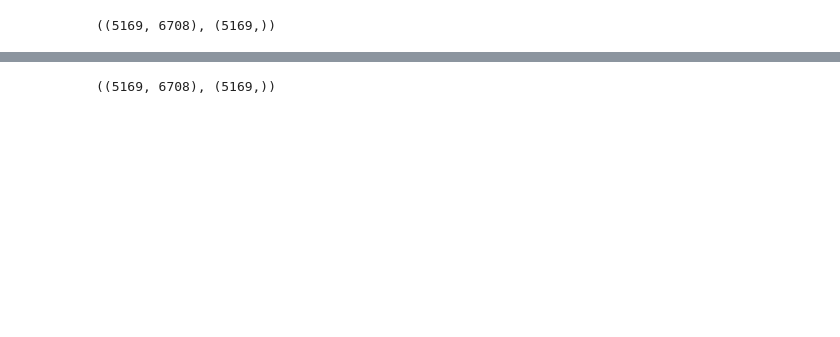
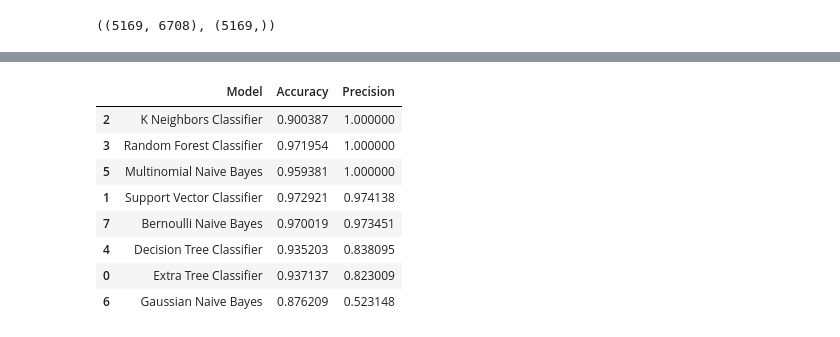
Before and after one commit to 04bhavyaa/sms-spam-classification-system, a Jupyter notebook: sms-spam-classification.ipynb, the cells around one changed output, grey strips where cells are left out. Saved outputs shown, nothing was run; the diff lists cells and outputs as text; code cells hidden in the pictures; blank space fills up the shorter version.

```diff
--- a/sms-spam-classification.ipynb
+++ b/sms-spam-classification.ipynb
@@ -396,11 +388,28 @@ classifiers = {
 # %%
-precision_scores = []
-accuracy_scores = []
+def evaluate_vectorizer(X_train, X_test, y_train, y_test, classifiers):
+    precision_scores = []
+    accuracy_scores = []
 
-for name, model in classifiers.items():
-    model.fit(X_train, y_train)
-    y_pred = model.predict(X_test)
-    precision = precision_score(y_test, y_pred)
-    accuracy = accuracy_score(y_test, y_pred)
-    precision_scores.append(precision)
-    accuracy_scores.append(accuracy)
+    for name, model in classifiers.items():
+        # Fit the model
+        model.fit(X_train, y_train)
+
+        # Make predictions
+        y_pred = model.predict(X_test)
+
+        # Calculate precision and accuracy
+        precision = precision_score(y_test, y_pred)
+        accuracy = accuracy_score(y_test, y_pred)
+
+        # Store the results
+        precision_scores.append(precision)
+        accuracy_scores.append(accuracy)
+
+    # Create a DataFrame to hold the performance scores
+    performance_df = pd.DataFrame({
+        'Model': list(classifiers.keys()),
+        'Accuracy': accuracy_scores,
+        'Precision': precision_scores
+    }).sort_values(by='Precision', ascending=False)
+
+    return performance_df
@@ -425,7 +432,17 @@ tfidf = TfidfVectorizer()
 # %%
 X1 = tfidf.fit_transform(data['transformed_text'], data['num_chars']).toarray()
 y1 = data['target'].values
-
-X1.shape, y1.shape
+X_train, X_test, y_train, y_test = train_test_split(X1, y1, test_size=0.2, random_state=2)
-# %% [output]
-((5169, 6708), (5169,))
+# %%
+performance_tfidf = evaluate_vectorizer(X_train, X_test, y_train, y_test, classifiers)
+performance_tfidf
+# %% [output]
+|  | Model | Accuracy | Precision |
+| 2 | K Neighbors Classifier | 0.900387 | 1.000000 |
+| 3 | Random Forest Classifier | 0.971954 | 1.000000 |
+| 5 | Multinomial Naive Bayes | 0.959381 | 1.000000 |
+| 1 | Support Vector Classifier | 0.972921 | 0.974138 |
+| 7 | Bernoulli Naive Bayes | 0.970019 | 0.973451 |
+| 4 | Decision Tree Classifier | 0.935203 | 0.838095 |
+| 0 | Extra Tree Classifier | 0.937137 | 0.823009 |
+| 6 | Gaussian Naive Bayes | 0.876209 | 0.523148 |
```
Also changed, not shown: parts of 26 cells of this notebook, 2 other files.
